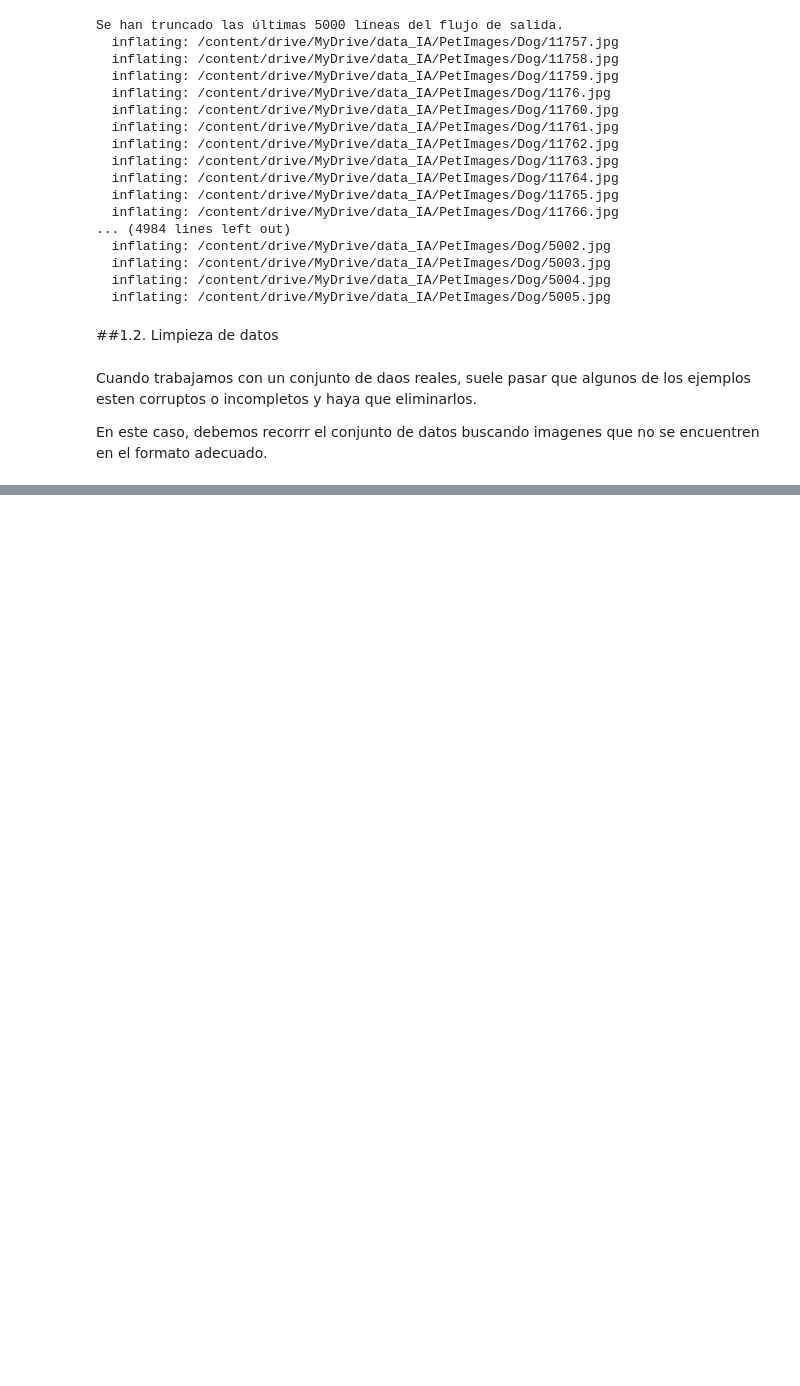
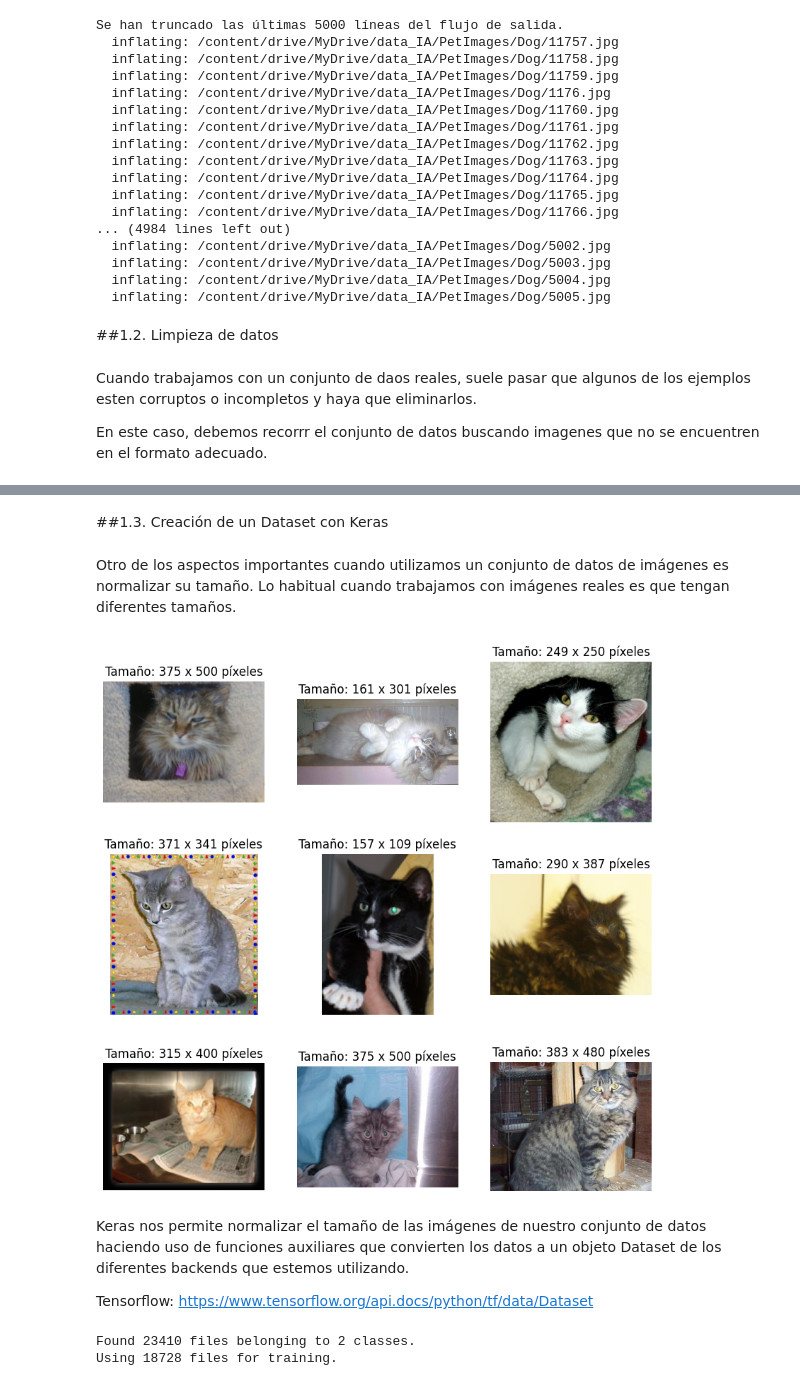
Before and after one commit to Lexie-v2/Goggle-CO, a Jupyter notebook: Red_Neuronal_Artificial_Vera_V.ipynb, the cells around one changed output, grey strips where cells are left out. Drawn from its saved outputs; the diff is of its cells as text; code cells hidden in the pictures; blank space fills up the shorter version.

```diff
--- a/Red_Neuronal_Artificial_Vera_V.ipynb
+++ b/Red_Neuronal_Artificial_Vera_V.ipynb
@@ -110,0 +131,42 @@ print(f"Imágenes eliminadas: {deleted_imgs}")
+# %% [markdown]
+##1.3. Creación de un Dataset con Keras
+# %% [markdown]
+Otro de los aspectos importantes cuando utilizamos un conjunto de datos de imágenes es normalizar su tamaño. Lo habitual cuando trabajamos con imágenes reales es que tengan diferentes tamaños.
+# %%
+import matplotlib.pyplot as plt
+import matplotlib.image as mpimg
+import os
+
+plt.figure(figsize=(10, 10))
+folder_path = os.path.join(DATASET_PATH, "Cat")
+for i, image in enumerate(os.listdir(folder_path)[:9]):
+    img_path = os.path.join(folder_path, image)
+    img = mpimg.imread(img_path)
+    ax = plt.subplot(3, 3, i + 1)
+    plt.imshow(img)
+    plt.title(f"Tamaño: {img.shape[:2][0]} x {img.shape[:2][1]} píxeles")
+    plt.axis("off")
+
+plt.show()
+# %% [output]
+[figure, added]
+# %% [markdown]
+Keras nos permite normalizar el tamaño de las imágenes de nuestro conjunto de datos haciendo uso de funciones auxiliares que convierten
+los datos a un objeto Dataset de los diferentes backends que estemos utilizando.
+
+Tensorflow: https://www.tensorflow.org/api.docs/python/tf/data/Dataset
+# %%
+image_size = (180, 180)
+batch_size = 128 # Tamaño de lote
+
+train_ds = keras.utils.image_dataset_from_directory(
+    DATASET_PATH,
+    validation_split=0.2, # 20% de los datos forman parte del subconjunto de validación
+    subset="training",
+    seed=1337,
+    image_size=image_size,
+    batch_size=batch_size,
+)
+# %% [output]
+Found 23410 files belonging to 2 classes.
+Using 18728 files for training.
```
Also changed, not shown: parts of 18 cells of this notebook.
